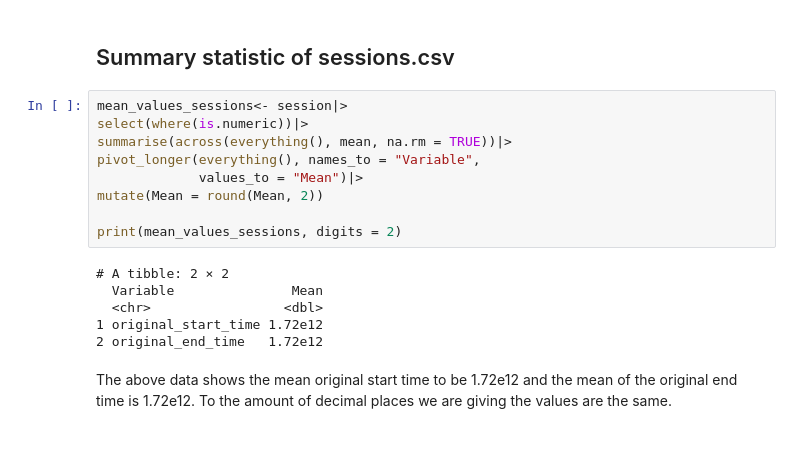
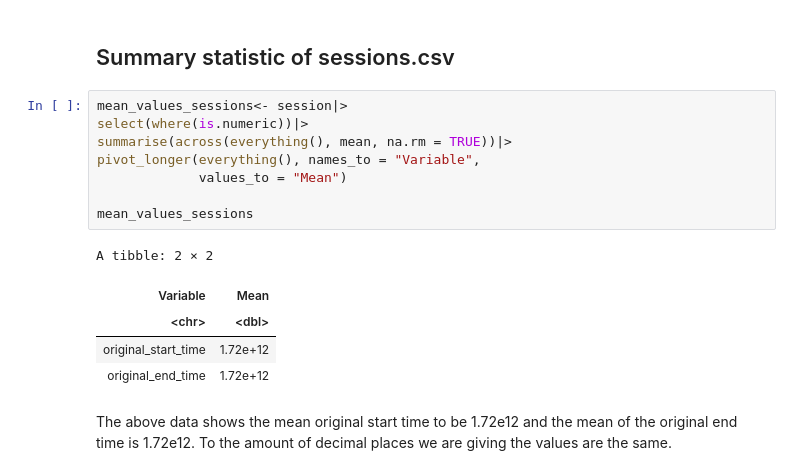
Before and after one commit to Jvantunen/DSCI_minecraft_project_group2, a Jupyter notebook: DSCI_individual_progect_Group_2.ipynb, the cells around one changed output. Saved outputs shown, nothing was run; the diff lists cells and outputs as text; blank space fills up the shorter version.

```diff
--- a/DSCI_individual_progect_Group_2.ipynb
+++ b/DSCI_individual_progect_Group_2.ipynb
@@ -194,18 +168,17 @@ The mean amount of played_hours from the players data set is 5.85 hours and the
 # %%
 mean_values_sessions<- session|>
 select(where(is.numeric))|>
 summarise(across(everything(), mean, na.rm = TRUE))|>
 pivot_longer(everything(), names_to = "Variable",
-             values_to = "Mean")|>
-mutate(Mean = round(Mean, 2))
+             values_to = "Mean")
 
-print(mean_values_sessions, digits = 2)
+mean_values_sessions
 # %% [output]
-# A tibble: 2 × 2
-  Variable               Mean
-  <chr>                 <dbl>
-1 original_start_time 1.72e12
-2 original_end_time   1.72e12
+A tibble: 2 × 2
+| Variable | Mean |
+| <chr> | <dbl> |
+| original_start_time | 1.72e+12 |
+| original_end_time | 1.72e+12 |
 # %% [markdown]
 The above data shows the mean original start time to be 1.72e12 and the mean of the original end time is 1.72e12. To the amount of decimal places we are giving the values are the same.
 # %% [markdown]
```
Also changed, not shown: parts of 7 cells of this notebook.
